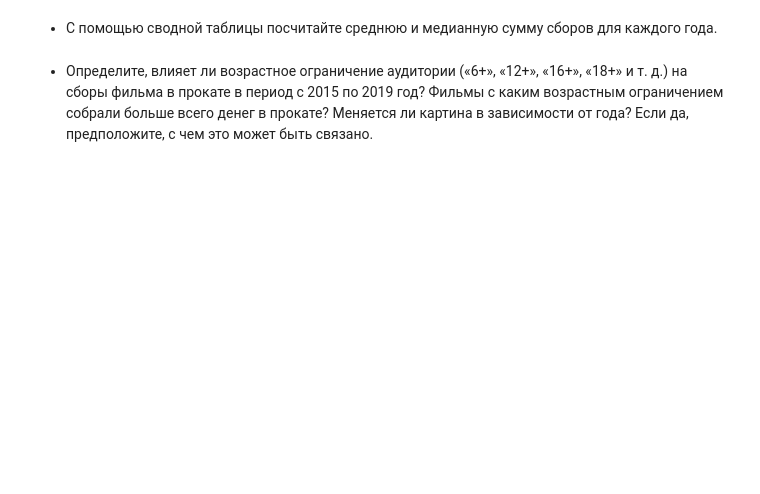
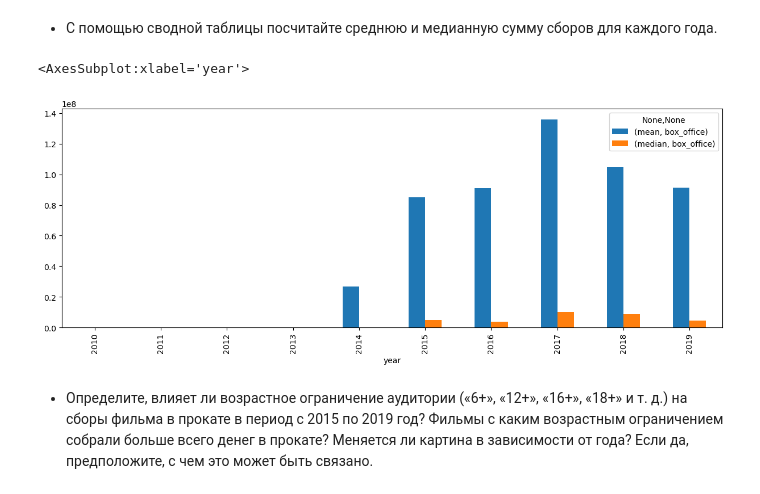
Before and after one commit to VSXV/Data-Science-Projects, a Jupyter notebook: d11dfd07-1855-413a-b591-15d13f4190ed.ipynb, the cells around one changed output. Cells and saved outputs as stored; diff of their text form; code cells hidden in the pictures; blank space fills up the shorter version.

```diff
--- a/d11dfd07-1855-413a-b591-15d13f4190ed.ipynb
+++ b/d11dfd07-1855-413a-b591-15d13f4190ed.ipynb
@@ -188,4 +404,10 @@ memory usage: 994.1+ KB
 # %% [markdown]
 - С помощью сводной таблицы посчитайте среднюю и медианную сумму сборов для каждого года.
+# %%
+#Формируем сводную таблицу и определяем среднюю и медианную сумму сборов для каждого года. Построим график по порядку возрастания года по каждому из значений.
+data.pivot_table(index='year', values='box_office', aggfunc=['mean', 'median']).sort_index().plot(kind='bar', figsize=(15, 5))
+# %% [output]
+<AxesSubplot:xlabel='year'>
+[figure, added]
 # %% [markdown]
 - Определите, влияет ли возрастное ограничение аудитории («6+», «12+», «16+», «18+» и т. д.) на сборы фильма в прокате в период с 2015 по 2019 год? Фильмы с каким возрастным ограничением собрали больше всего денег в прокате? Меняется ли картина в зависимости от года? Если да, предположите, с чем это может быть связано.
```
Also changed, not shown: parts of 35 cells of this notebook.
